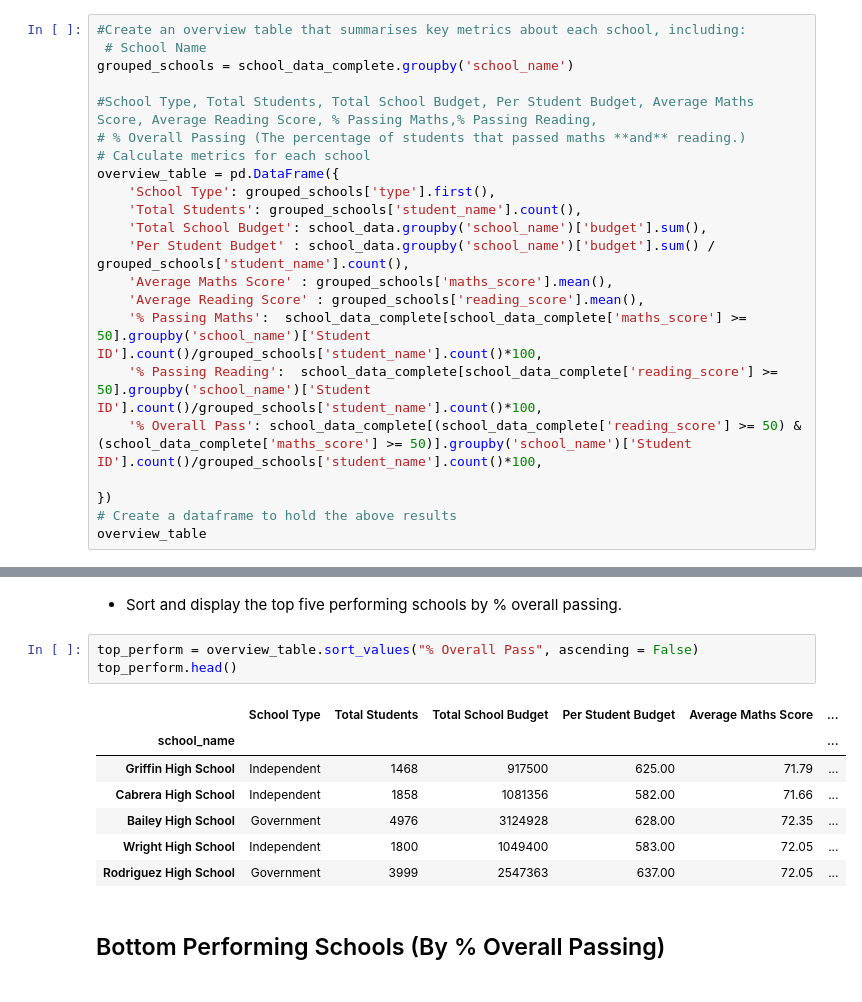
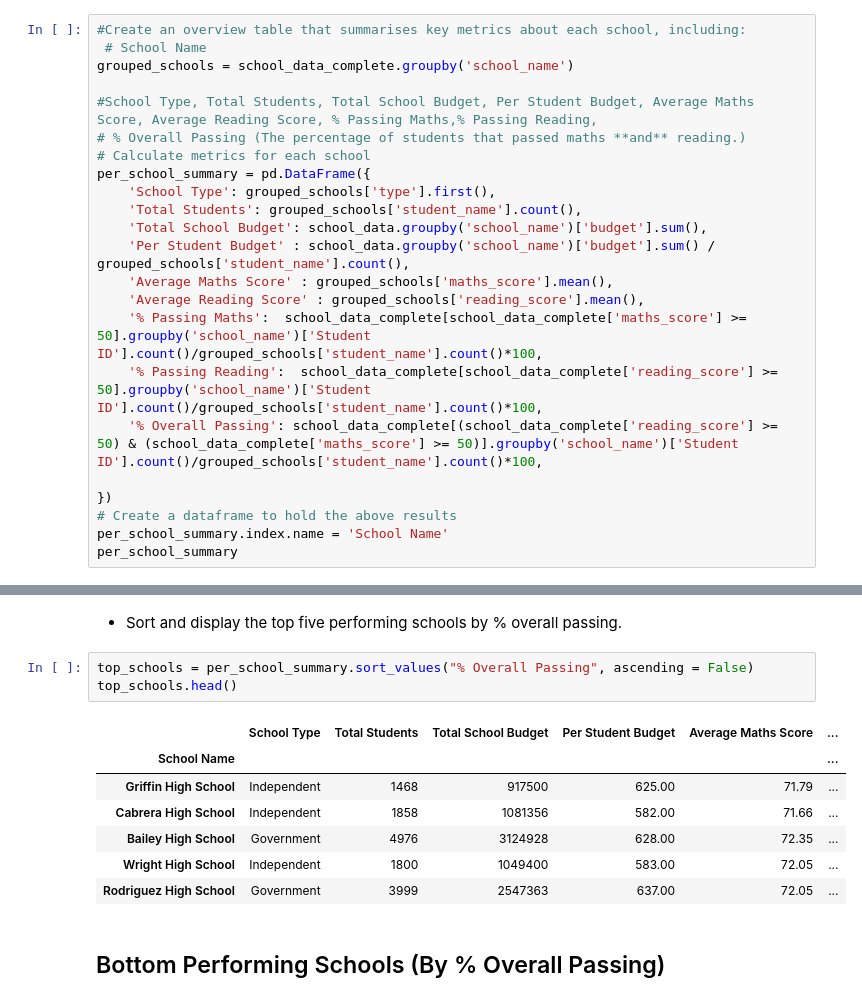
Before and after one commit to Kapedes/pandas-challenge, a Jupyter notebook: PyCitySchools/PyCitySchools_starter.ipynb, the cells around one changed output, grey strips where cells are left out. Cells and saved outputs as stored; diff of their text form.

```diff
--- a/PyCitySchools/PyCitySchools_starter.ipynb
+++ b/PyCitySchools/PyCitySchools_starter.ipynb
@@ -120,7 +120,7 @@ grouped_schools = school_data_complete.groupby('school_name')
 #School Type, Total Students, Total School Budget, Per Student Budget, Average Maths Score, Average Reading Score, % Passing Maths,% Passing Reading,
 # % Overall Passing (The percentage of students that passed maths **and** reading.)
 # Calculate metrics for each school
-overview_table = pd.DataFrame({
+per_school_summary = pd.DataFrame({
     'School Type': grouped_schools['type'].first(),
     'Total Students': grouped_schools['student_name'].count(),
     'Total School Budget': school_data.groupby('school_name')['budget'].sum(),
@@ -129,10 +129,11 @@ overview_table = pd.DataFrame({
     'Average Reading Score' : grouped_schools['reading_score'].mean(),
     '% Passing Maths':  school_data_complete[school_data_complete['maths_score'] >= 50].groupby('school_name')['Student ID'].count()/grouped_schools['student_name'].count()*100,
     '% Passing Reading':  school_data_complete[school_data_complete['reading_score'] >= 50].groupby('school_name')['Student ID'].count()/grouped_schools['student_name'].count()*100,
-    '% Overall Pass': school_data_complete[(school_data_complete['reading_score'] >= 50) & (school_data_complete['maths_score'] >= 50)].groupby('school_name')['Student ID'].count()/grouped_schools['student_name'].count()*100,
+    '% Overall Passing': school_data_complete[(school_data_complete['reading_score'] >= 50) & (school_data_complete['maths_score'] >= 50)].groupby('school_name')['Student ID'].count()/grouped_schools['student_name'].count()*100,
 
 })
 # Create a dataframe to hold the above results
-overview_table
+per_school_summary.index.name = 'School Name'
+per_school_summary
 # %% [output]
 |  | School Type | Total Students | Total School Budget | Per Student Budget | Average Maths Score | ... |
@@ -157,11 +158,11 @@ overview_table
 # %% [markdown]
 * Sort and display the top five performing schools by % overall passing.
 # %%
-top_perform = overview_table.sort_values("% Overall Pass", ascending = False)
-top_perform.head()
+top_schools = per_school_summary.sort_values("% Overall Passing", ascending = False)
+top_schools.head()
 # %% [output]
 |  | School Type | Total Students | Total School Budget | Per Student Budget | Average Maths Score | ... |
-| school_name |  |  |  |  |  | ... |
+| School Name |  |  |  |  |  | ... |
 | Griffin High School | Independent | 1468 | 917500 | 625.00 | 71.79 | ... |
 | Cabrera High School | Independent | 1858 | 1081356 | 582.00 | 71.66 | ... |
 | Bailey High School | Government | 4976 | 3124928 | 628.00 | 72.35 | ... |
```
Also changed, not shown: parts of 9 cells of this notebook.
